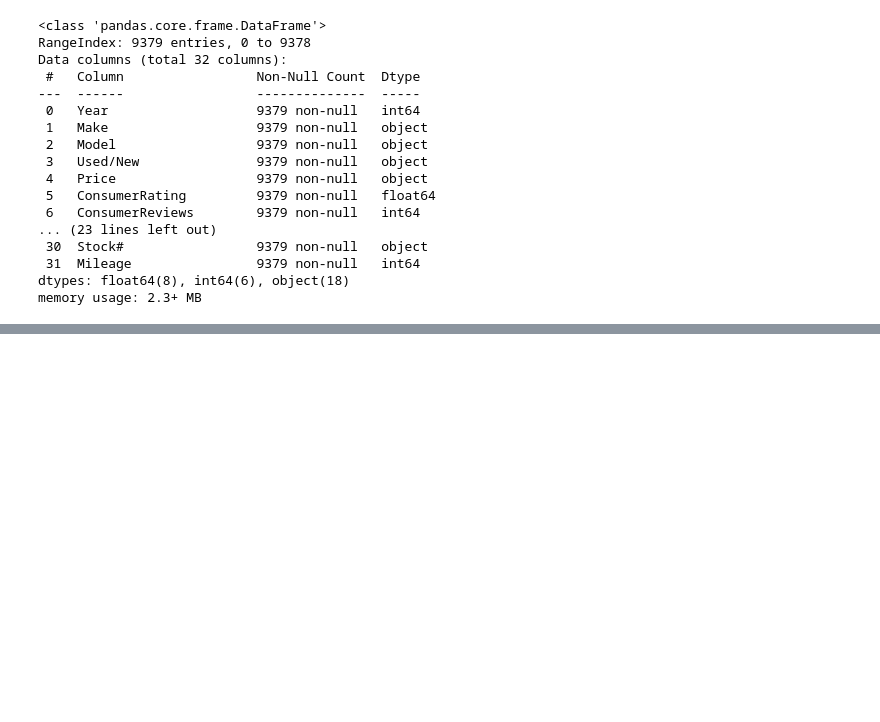
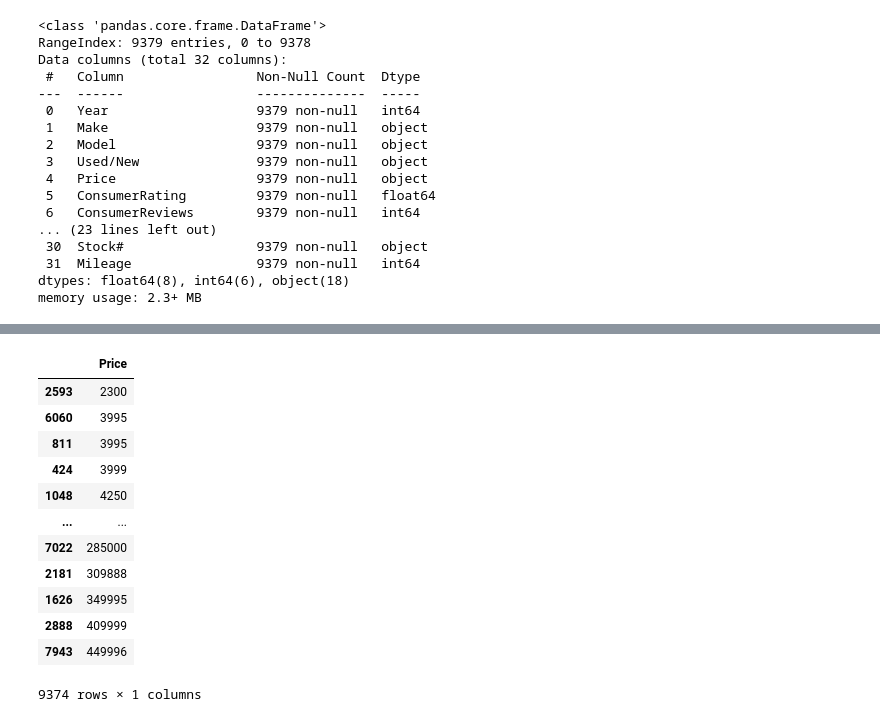
Before and after one commit to VickieL2399/ISYS-with-a-Y, a Jupyter notebook: ISYS with a Y/Q2.ipynb, the cells around one changed output, grey strips where cells are left out. Saved outputs shown, nothing was run; the diff lists cells and outputs as text; code cells hidden in the pictures; blank space fills up the shorter version.

```diff
--- a/ISYS with a Y/Q2.ipynb
+++ b/ISYS with a Y/Q2.ipynb
@@ -131,0 +122,16 @@ sns.scatterplot(x=car_sales['ConsumerRating'], y=car_sales['ConsumerReviews']);
+# %%
+car_sale_data.sort_values(by=["Price"])[["Price"]]
+# %% [output]
+|  | Price |
+| 2593 | 2300 |
+| 6060 | 3995 |
+| 811 | 3995 |
+| 424 | 3999 |
+| 1048 | 4250 |
+| ... | ... |
+| 7022 | 285000 |
+| 2181 | 309888 |
+| 1626 | 349995 |
+| 2888 | 409999 |
+| 7943 | 449996 |
+9374 rows × 1 columns
```
Also changed, not shown: parts of 9 cells of this notebook, 3 other files.
